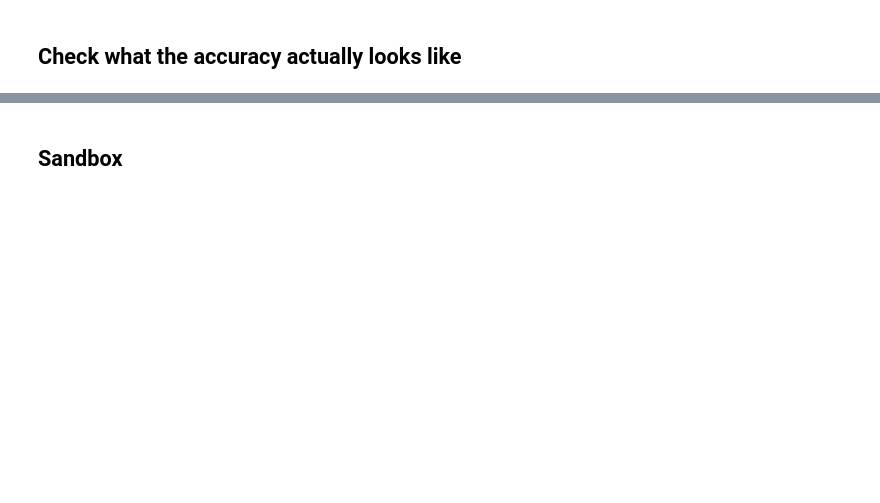
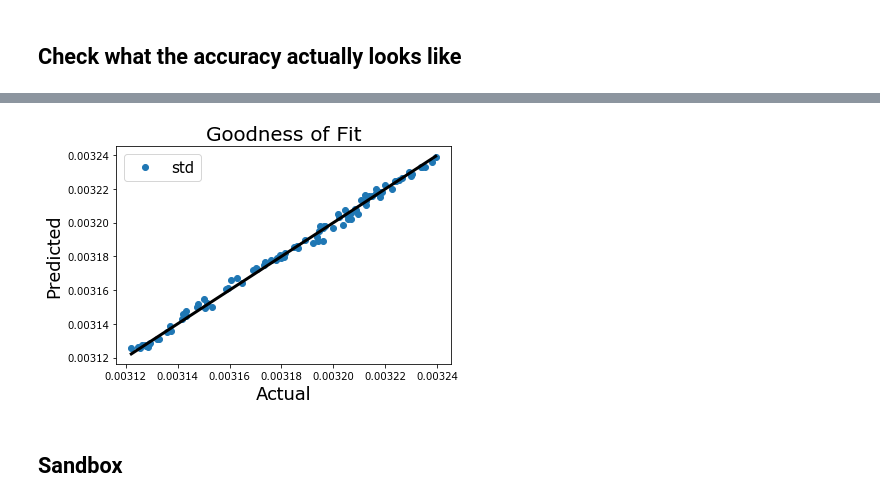
Before and after one commit to usnistgov/active-learning, a Jupyter notebook: active-learning.ipynb, the cells around one changed output, grey strips where cells are left out. Cells and saved outputs as stored; diff of their text form; code cells hidden in the pictures; blank space fills up the shorter version.

```diff
--- a/active-learning.ipynb
+++ b/active-learning.ipynb
@@ -102,9 +138,9 @@ def oracle_func(shape, x_data):
 # %%
-def plot_parity(y_test, y_predict):
+def plot_parity(y_test, y_predict, label='Testing Data'):
     pred_data = np.array([y_test, y_predict])
     line = np.min(pred_data), np.max(pred_data)
-    plt.plot(pred_data[0], pred_data[1], 'o', color='#f46d43', label='Testing Data')
-    plt.plot(line, line, '-', linewidth=3, color='#000000')
+    plt.plot(pred_data[0], pred_data[1], 'o', label=label)
+    plt.plot(line, line, '-', linewidth=3, color='k')
     plt.title('Goodness of Fit', fontsize=20)
     plt.xlabel('Actual', fontsize=18)
     plt.ylabel('Predicted', fontsize=18)
@@ -241,5 +337,6 @@ plt.legend()
 # %% [markdown]
 ## Check what the accuracy actually looks like
 # %%
-y_pred = learner_accuracy['std'][1].predict(x_test)
+y_pred_std = learner_accuracy['std'][1].predict(x_test)
+y_pred_random = learner_accuracy['random'][1].predict(x_test)
 # %%
@@ -249,0 +347,3 @@ plot_parity(y_test, y_pred)
+# %%
+plot_parity(y_test, y_pred_std, label='std')
+# %% [output]
@@ -250,2 +351,3 @@ plot_parity(y_test, y_pred)
+[figure, added]
 # %% [markdown]
 ## Sandbox
```
Also changed, not shown: parts of 26 cells of this notebook.
